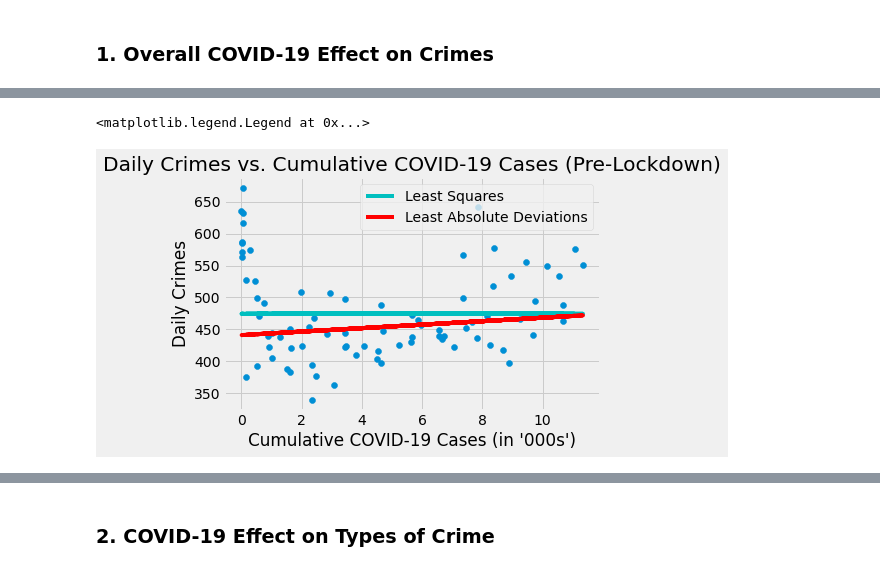
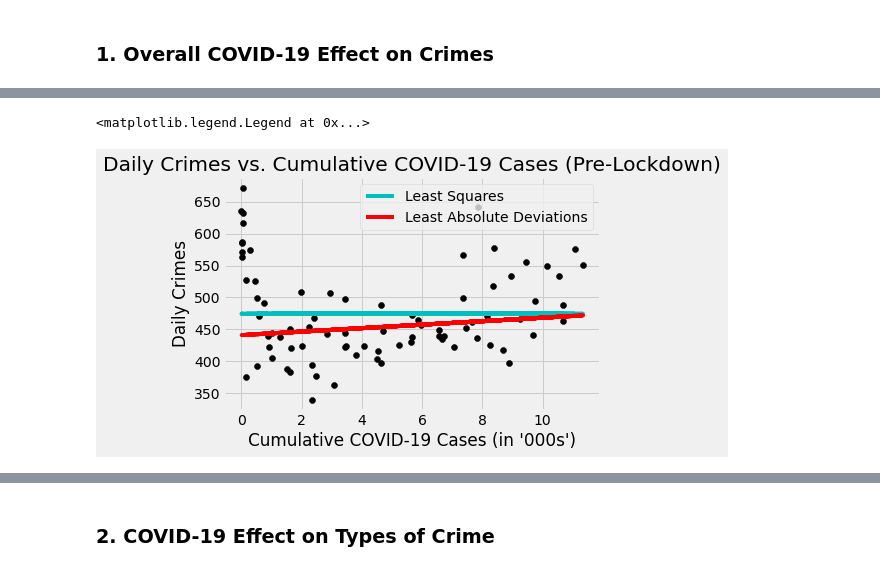
Before and after one commit to jamesyoung4/chi_covid_analysis, a Jupyter notebook: chi_covid_analysis.ipynb, the cells around one changed output, grey strips where cells are left out. Cells and saved outputs as stored; diff of their text form; code cells hidden in the pictures.

```diff
--- a/chi_covid_analysis.ipynb
+++ b/chi_covid_analysis.ipynb
@@ -277,20 +277,20 @@ Notes:
 # %%
 # ordinary least squares regressions with covid cases as predictor and crime as response
 # from start of 2020 to March 21, 2020 (date of Chicago lockdown)
 
 x = c19_crime_df['Total Cases - Cumulative (in \'000s\')'][0:80]
 y = c19_crime_df['Crimes'][0:80]
 
-plots.scatter(x,y)
+plots.scatter(x,y, c='black')
 plots.xlabel('Cumulative COVID-19 Cases (in \'000s\')')
 plots.ylabel('Daily Crimes')
 plots.title('Daily Crimes vs. Cumulative COVID-19 Cases (Pre-Lockdown)')
 plots.plot(x,line_mse(x,y)[0]*x+line_mse(x,y)[1], 'c')
 plots.plot(x,line_mae(x,y)[0]*x+line_mae(x,y)[1], 'r')
 plots.legend(['Least Squares','Least Absolute Deviations'])
 # %% [output]
 <matplotlib.legend.Legend at 0x...>
-[figure, old version]
+[figure, new version]
 # %%
 x = sm.add_constant(x)
 model = sm.OLS(y, x)
```
Also changed, not shown: parts of 18 cells of this notebook.
